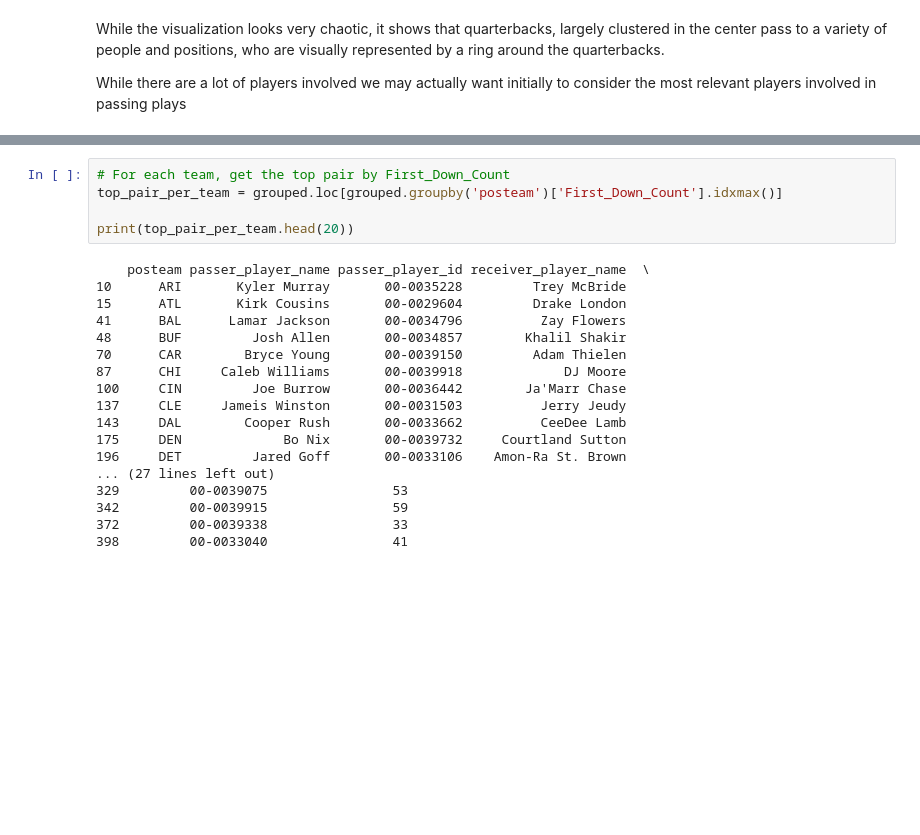
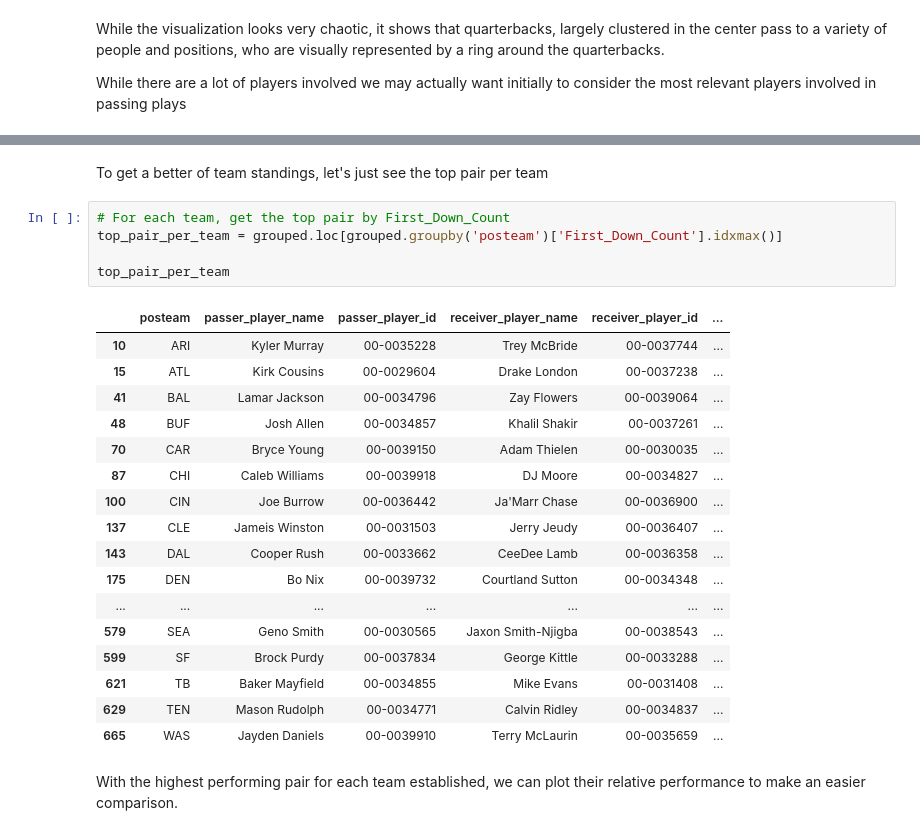
Before and after one commit to azcao95/group-25-mads-milestone-1, a Jupyter notebook: first_down.ipynb, the cells around one changed output, grey strips where cells are left out. Saved outputs shown, nothing was run; the diff lists cells and outputs as text; blank space fills up the shorter version.

```diff
--- a/first_down.ipynb
+++ b/first_down.ipynb
@@ -810,26 +797,30 @@ print(top_pairs_per_team)
+# %% [markdown]
+To get a better of team standings, let's just see the top pair per team
 # %%
 # For each team, get the top pair by First_Down_Count
 top_pair_per_team = grouped.loc[grouped.groupby('posteam')['First_Down_Count'].idxmax()]
 
-print(top_pair_per_team.head(20))
+top_pair_per_team
 # %% [output]
-    posteam passer_player_name passer_player_id receiver_player_name  \
-10      ARI       Kyler Murray       00-0035228         Trey McBride
-15      ATL       Kirk Cousins       00-0029604         Drake London
-41      BAL      Lamar Jackson       00-0034796          Zay Flowers
-48      BUF         Josh Allen       00-0034857        Khalil Shakir
-70      CAR        Bryce Young       00-0039150         Adam Thielen
-87      CHI     Caleb Williams       00-0039918             DJ Moore
-100     CIN         Joe Burrow       00-0036442        Ja'Marr Chase
-137     CLE     Jameis Winston       00-0031503          Jerry Jeudy
-143     DAL        Cooper Rush       00-0033662          CeeDee Lamb
-175     DEN             Bo Nix       00-0039732     Courtland Sutton
-196     DET         Jared Goff       00-0033106    Amon-Ra St. Brown
-... (27 lines left out)
-329         00-0039075                53
-342         00-0039915                59
-372         00-0039338                33
-398         00-0033040                41
+|  | posteam | passer_player_name | passer_player_id | receiver_player_name | receiver_player_id | ... |
+| 10 | ARI | Kyler Murray | 00-0035228 | Trey McBride | 00-0037744 | ... |
+| 15 | ATL | Kirk Cousins | 00-0029604 | Drake London | 00-0037238 | ... |
+| 41 | BAL | Lamar Jackson | 00-0034796 | Zay Flowers | 00-0039064 | ... |
+| 48 | BUF | Josh Allen | 00-0034857 | Khalil Shakir | 00-0037261 | ... |
+| 70 | CAR | Bryce Young | 00-0039150 | Adam Thielen | 00-0030035 | ... |
+| 87 | CHI | Caleb Williams | 00-0039918 | DJ Moore | 00-0034827 | ... |
+| 100 | CIN | Joe Burrow | 00-0036442 | Ja'Marr Chase | 00-0036900 | ... |
+| 137 | CLE | Jameis Winston | 00-0031503 | Jerry Jeudy | 00-0036407 | ... |
+| 143 | DAL | Cooper Rush | 00-0033662 | CeeDee Lamb | 00-0036358 | ... |
+| 175 | DEN | Bo Nix | 00-0039732 | Courtland Sutton | 00-0034348 | ... |
+| ... | ... | ... | ... | ... | ... | ... |
+| 579 | SEA | Geno Smith | 00-0030565 | Jaxon Smith-Njigba | 00-0038543 | ... |
+| 599 | SF | Brock Purdy | 00-0037834 | George Kittle | 00-0033288 | ... |
+| 621 | TB | Baker Mayfield | 00-0034855 | Mike Evans | 00-0031408 | ... |
+| 629 | TEN | Mason Rudolph | 00-0034771 | Calvin Ridley | 00-0034837 | ... |
+| 665 | WAS | Jayden Daniels | 00-0039910 | Terry McLaurin | 00-0035659 | ... |
+# %% [markdown]
+With the highest performing pair for each team established, we can plot their relative performance to make an easier comparison.
 # %%
 # Fuzzy match passer and receiver names to salary data
 pair_salary_df = top_pair_per_team.copy()
```
Also changed, not shown: parts of 15 cells of this notebook.
